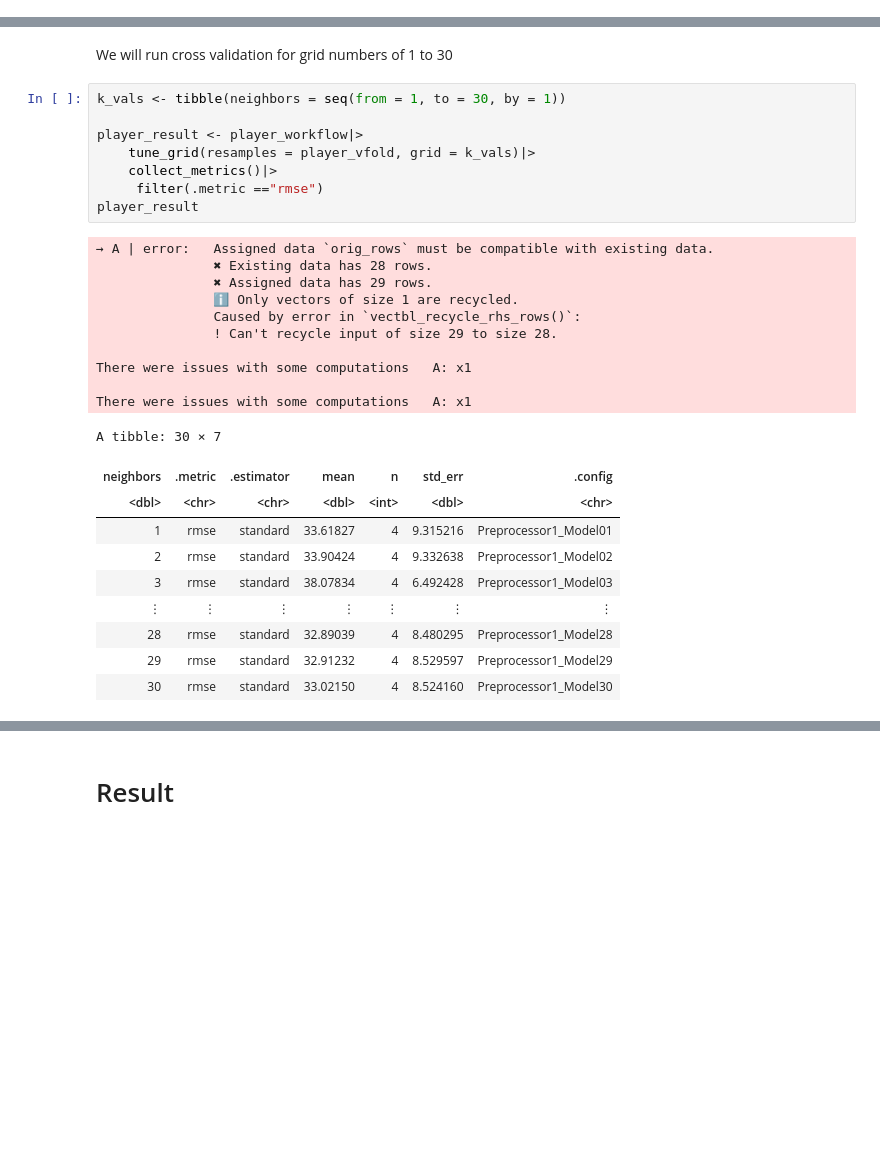
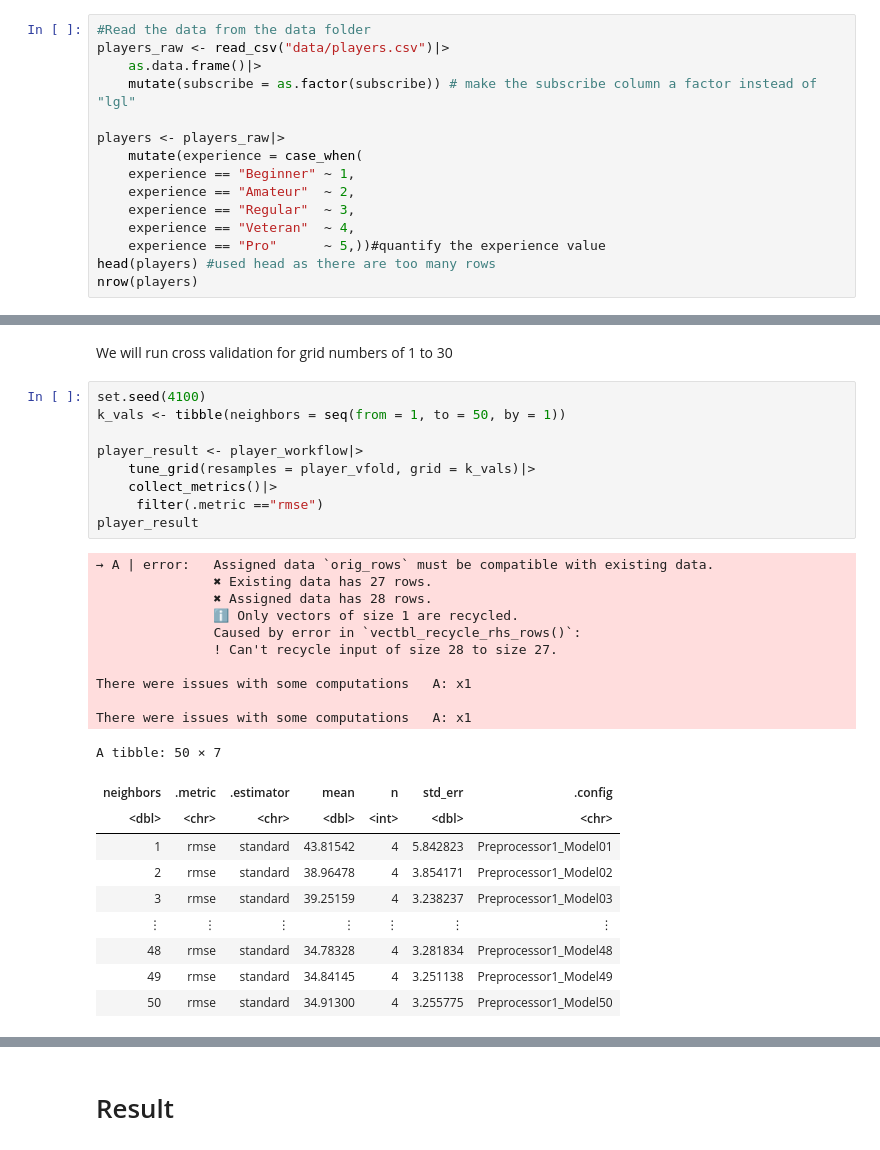
Before and after one commit to ryan-chess/dsci-100-individual-project-template, a Jupyter notebook: Project-Report.ipynb, the cells around one changed output, grey strips where cells are left out. Cells and saved outputs as stored; diff of their text form; blank space fills up the shorter version.

```diff
--- a/Project-Report.ipynb
+++ b/Project-Report.ipynb
@@ -56,0 +47,15 @@ A data.frame: 6 × 7
+# %%
+#Read the data from the data folder
+players_raw <- read_csv("data/players.csv")|>
+    as.data.frame()|>
+    mutate(subscribe = as.factor(subscribe)) # make the subscribe column a factor instead of "lgl"
+
+players <- players_raw|>
+    mutate(experience = case_when(
+    experience == "Beginner" ~ 1,
+    experience == "Amateur"  ~ 2,
+    experience == "Regular"  ~ 3,
+    experience == "Veteran"  ~ 4,
+    experience == "Pro"      ~ 5,))#quantify the experience value
+head(players) #used head as there are too many rows
+nrow(players)
@@ -117,34 +145,35 @@ player_workflow <- workflow()|>
 # %% [markdown]
 We will run cross validation for grid numbers of 1 to 30
 # %%
-k_vals <- tibble(neighbors = seq(from = 1, to = 30, by = 1))
+set.seed(4100)
+k_vals <- tibble(neighbors = seq(from = 1, to = 50, by = 1))
 
 player_result <- player_workflow|>
     tune_grid(resamples = player_vfold, grid = k_vals)|>
     collect_metrics()|>
      filter(.metric =="rmse")
 player_result
 # %% [output]
 → A | error:   Assigned data `orig_rows` must be compatible with existing data.
-               ✖ Existing data has 28 rows.
-               ✖ Assigned data has 29 rows.
+               ✖ Existing data has 27 rows.
+               ✖ Assigned data has 28 rows.
                ℹ Only vectors of size 1 are recycled.
                Caused by error in `vectbl_recycle_rhs_rows()`:
-               ! Can't recycle input of size 29 to size 28.
+               ! Can't recycle input of size 28 to size 27.
 
 There were issues with some computations   A: x1
 
 There were issues with some computations   A: x1
-A tibble: 30 × 7
+A tibble: 50 × 7
 | neighbors | .metric | .estimator | mean | n | std_err | .config |
 | <dbl> | <chr> | <chr> | <dbl> | <int> | <dbl> | <chr> |
-| 1 | rmse | standard | 33.61827 | 4 | 9.315216 | Preprocessor1_Model01 |
-| 2 | rmse | standard | 33.90424 | 4 | 9.332638 | Preprocessor1_Model02 |
-| 3 | rmse | standard | 38.07834 | 4 | 6.492428 | Preprocessor1_Model03 |
+| 1 | rmse | standard | 43.81542 | 4 | 5.842823 | Preprocessor1_Model01 |
+| 2 | rmse | standard | 38.96478 | 4 | 3.854171 | Preprocessor1_Model02 |
+| 3 | rmse | standard | 39.25159 | 4 | 3.238237 | Preprocessor1_Model03 |
 | ⋮ | ⋮ | ⋮ | ⋮ | ⋮ | ⋮ | ⋮ |
-| 28 | rmse | standard | 32.89039 | 4 | 8.480295 | Preprocessor1_Model28 |
-| 29 | rmse | standard | 32.91232 | 4 | 8.529597 | Preprocessor1_Model29 |
-| 30 | rmse | standard | 33.02150 | 4 | 8.524160 | Preprocessor1_Model30 |
+| 48 | rmse | standard | 34.78328 | 4 | 3.281834 | Preprocessor1_Model48 |
+| 49 | rmse | standard | 34.84145 | 4 | 3.251138 | Preprocessor1_Model49 |
+| 50 | rmse | standard | 34.91300 | 4 | 3.255775 | Preprocessor1_Model50 |
 # %%
 player_min <- player_result|>
     filter(mean == min(mean))
```
Also changed, not shown: parts of 24 cells of this notebook.
